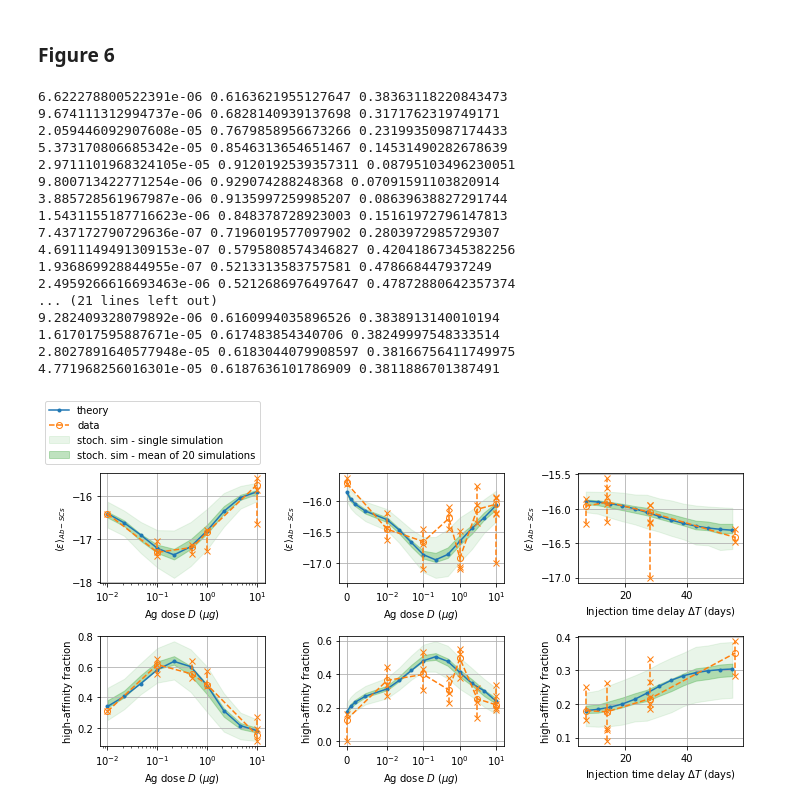
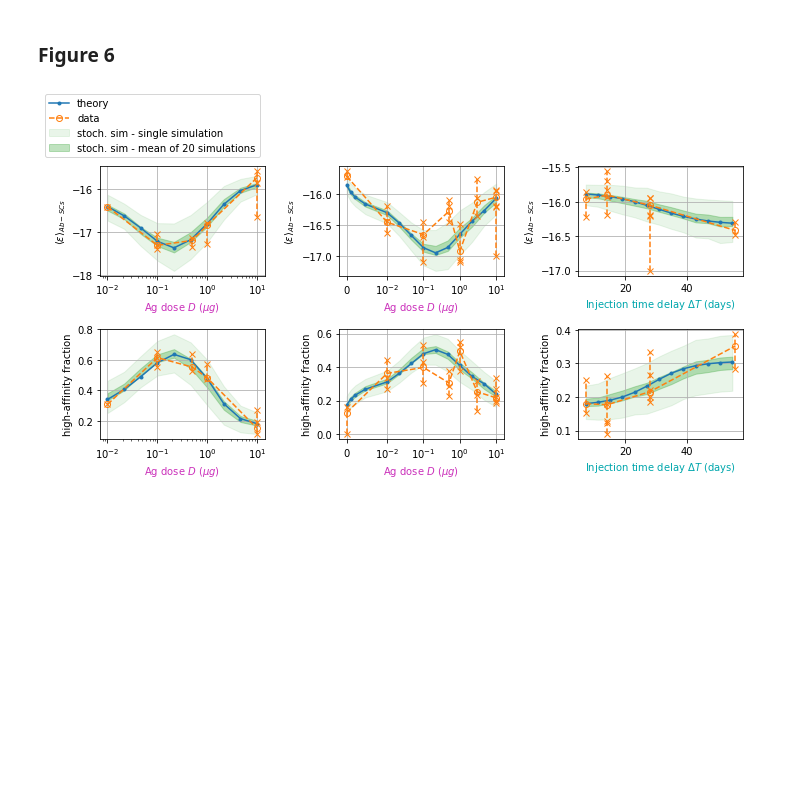
Before and after one commit to mmolari/affinity_maturation, a Jupyter notebook: figure_6.ipynb, the cells around one changed output. Drawn from its saved outputs; the diff is of its cells as text; code cells hidden in the pictures; blank space fills up the shorter version.

```diff
--- a/figure_6.ipynb
+++ b/figure_6.ipynb
@@ -142,8 +142,13 @@ from utilities.analyze_immscheme import extract_mean_en_and_rhaff
 # create the figure with three subplots
 fig, ax = plt.subplots(2,3, figsize = (10,6))
 
+# declare colors for text representing dose and time delay
+c_dose = np.array([203,48,187])/256
+c_time = np.array([0,167,173])/256
+
 # cycle through the three immunization schemes
 for scheme_n in [1,2,3]:
+
 
     # plot theory
     x = scheme_variable_domain[scheme_n] # x-variable, either dosage or time delay depending on the immunization scheme
@@ -160,52 +165,36 @@ for scheme_n in [1,2,3]:
 
     # select the subset of datsets corresponding to the given scheme
     ds_idxs = dataset_idxs_by_scheme(dsets, scheme_n) # index of selected datasets
     sc_dsts = dsets[ds_idxs] # selected datasets
 
     # plot dataset
     xvariable = 'D' if scheme_n in (1,2) else 'T' # x-variable, either dosage or injection delay
     plot_dset_mean_quantities(ax[0,scheme_n-1], sc_dsts, xvariable, qty='en') # plot binding energies
     plot_dset_mean_quantities(ax[1,scheme_n-1], sc_dsts, xvariable, qty='r_haff') # plot affinities
 
 
     # set axis, scale and labels
     if scheme_n in [1,2]:
-        ax[0,scheme_n-1].set_xlabel(r'Ag dose $D$ ($\mu g$)')
-        ax[1,scheme_n-1].set_xlabel(r'Ag dose $D$ ($\mu g$)')
+        ax[0,scheme_n-1].set_xlabel(r'Ag dose $D$ ($\mu g$)', c=c_dose)
+        ax[1,scheme_n-1].set_xlabel(r'Ag dose $D$ ($\mu g$)', c=c_dose)
     else:
-        ax[0,scheme_n-1].set_xlabel(r'Injection time delay $\Delta T$ (days)')
-        ax[1,scheme_n-1].set_xlabel(r'Injection time delay $\Delta T$ (days)')
+        ax[0,scheme_n-1].set_xlabel(r'Injection time delay $\Delta T$ (days)', c=c_time)
+        ax[1,scheme_n-1].set_xlabel(r'Injection time delay $\Delta T$ (days)', c=c_time)
     ax[0,scheme_n-1].set_ylabel(r'$\langle\epsilon\rangle_{Ab-SCs}$')
     ax[1,scheme_n-1].set_ylabel('high-affinity fraction')
     ax[0,scheme_n-1].grid(True)
     ax[1,scheme_n-1].grid(True)
 
 # extra figure tweaking
 for i in range(2):
     ax[i,0].set_xscale('log')
     ax[i,1].set_xscale('symlog', linthreshx=1e-2)
 
 ax[0,0].legend(loc='upper right', bbox_to_anchor=(1.,1.7))
 
 plt.tight_layout()
 plt.savefig('figures/fig_6/fig_6.pdf')
+plt.savefig('figures/fig_6/fig_6.svg')
 plt.show()
 # %% [output]
-6.622278800522391e-06 0.6163621955127647 0.38363118220843473
-9.674111312994737e-06 0.6828140939137698 0.3171762319749171
-2.059446092907608e-05 0.7679858956673266 0.23199350987174433
-5.373170806685342e-05 0.8546313654651467 0.14531490282678639
-2.9711101968324105e-05 0.9120192539357311 0.08795103496230051
-9.800713422771254e-06 0.929074288248368 0.07091591103820914
-3.885728561967987e-06 0.9135997259985207 0.08639638827291744
-1.5431155187716623e-06 0.848378728923003 0.15161972796147813
-7.437172790729636e-07 0.7196019577097902 0.2803972985729307
-4.6911149491309153e-07 0.5795808574346827 0.42041867345382256
-1.936869928844955e-07 0.5213313583757581 0.478668447937249
-2.4959266616693463e-06 0.5212686976497647 0.47872880642357374
-... (21 lines left out)
-9.282409328079892e-06 0.6160994035896526 0.3838913140010194
-1.617017595887671e-05 0.617483854340706 0.38249997548333514
-2.8027891640577948e-05 0.6183044079908597 0.38166756411749975
-4.771968256016301e-05 0.6187636101786909 0.3811886701387491
-[figure, old version]
+[figure, new version]
```
Also changed, not shown: 7 other files.
